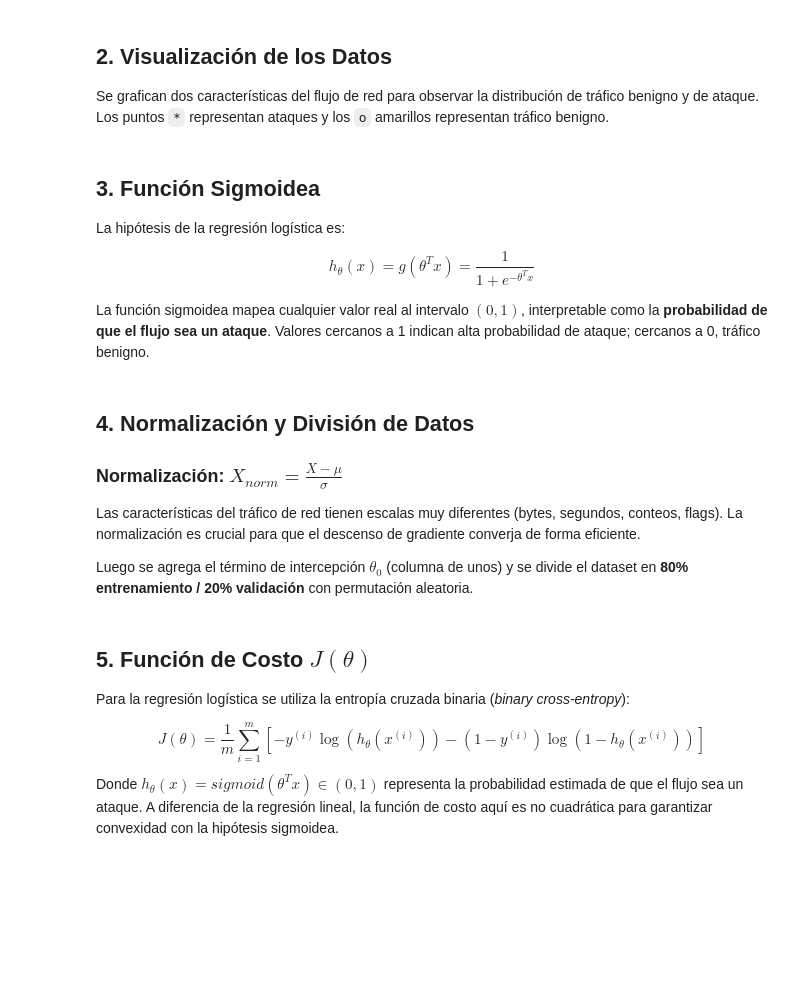
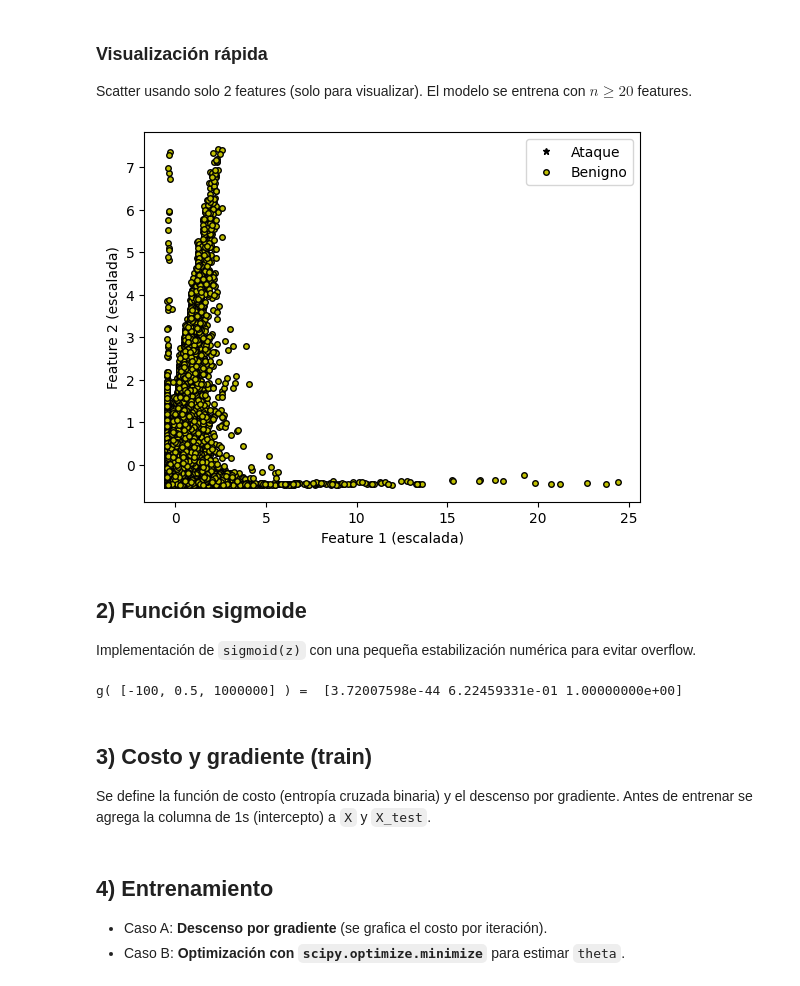
Before and after one commit to AAsoto10/Inteligencia-Artificial-, a Jupyter notebook: LABORATORIO/Laboratorio3/regresion_logistica_binaria.ipynb, the cells around one changed output. Saved outputs shown, nothing was run; the diff lists cells and outputs as text; code cells hidden in the pictures; blank space fills up the shorter version.

```diff
--- a/LABORATORIO/Laboratorio3/regresion_logistica_binaria.ipynb
+++ b/LABORATORIO/Laboratorio3/regresion_logistica_binaria.ipynb
@@ -65,7 +190,6 @@ print(df['label'].value_counts())
 # %% [markdown]
-## 2. Visualización de los Datos
+### Visualización rápida
 
-Se grafican dos características del flujo de red para observar la distribución de tráfico benigno y de ataque.
-Los puntos `*` representan ataques y los `o` amarillos representan tráfico benigno.
+Scatter usando solo 2 features (solo para visualizar). El modelo se entrena con $n\ge 20$ features.
 # %%
 def plotData(X, y):
@@ -84,20 +207,20 @@ def plotData(X, y):
     pyplot.plot(X[pos, 0], X[pos, 1], 'k*', lw=2, ms=5)
     pyplot.plot(X[neg, 0], X[neg, 1], 'ko', mfc='y', ms=4, mec='k', mew=1)
 # %%
-# Visualizar la relación entre Rate y Srate para las dos clases
-plotData(X[:, [4, 5]], y)
-pyplot.xlabel('Rate')
-pyplot.ylabel('Srate')
+# Visualización (solo 2 features para el scatter)
+# Nota: el modelo se entrena con n>=20 (arriba), esto es solo para ver la nube.
+X_vis = X[:, :2]
+plotData(X_vis, y)
+pyplot.xlabel('Feature 1 (escalada)')
+pyplot.ylabel('Feature 2 (escalada)')
 pyplot.legend(['Ataque', 'Benigno'])
+pass
+# %% [output]
+[figure, added]
 # %% [markdown]
-## 3. Función Sigmoidea
+## 2) Función sigmoide
 
-La hipótesis de la regresión logística es:
-
-$$h_\theta(x) = g(\theta^T x) = \frac{1}{1+e^{-\theta^T x}}$$
-
-La función sigmoidea mapea cualquier valor real al intervalo $(0, 1)$, interpretable como la **probabilidad de que el flujo sea un ataque**.
-Valores cercanos a 1 indican alta probabilidad de ataque; cercanos a 0, tráfico benigno.
+Implementación de `sigmoid(z)` con una pequeña estabilización numérica para evitar overflow.
 # %%
 def sigmoid(z):
     # Calcula la sigmoide de una entrada z
@@ -110,16 +236,16 @@ def sigmoid(z):
 
     return g
 # %%
-# Prueba la implementación de la función sigmoid
-z = [-100, 0, 0.5, 100]
+# Prueba la implementacion de la funcion sigmoid
+z = [-100, 0.5, 1000000]
 g = sigmoid(z)
+
 print('g(', z, ') = ', g)
+# %% [output]
+g( [-100, 0.5, 1000000] ) =  [3.72007598e-44 6.22459331e-01 1.00000000e+00]
 # %% [markdown]
-## 4. Normalización y División de Datos
+## 3) Costo y gradiente (train)
 
-### Normalización: $X_{norm} = \frac{X - \mu}{\sigma}$
-
-Las características del tráfico de red tienen escalas muy diferentes (bytes, segundos, conteos, flags). La normalización es crucial para que el descenso de gradiente converja de forma eficiente.
-
-Luego se agrega el término de intercepción $\theta_0$ (columna de unos) y se divide el dataset en **80% entrenamiento / 20% validación** con permutación aleatoria.
+Se define la función de costo (entropía cruzada binaria) y el descenso por gradiente.
+Antes de entrenar se agrega la columna de 1s (intercepto) a `X` y `X_test`.
 # %%
@@ -161,12 +258,8 @@ print(f'Ejemplos de validación:    {X_val.shape[0]}')
 # %% [markdown]
-## 5. Función de Costo $J(\theta)$
+## 4) Entrenamiento
 
-Para la regresión logística se utiliza la entropía cruzada binaria (*binary cross-entropy*):
-
-$$J(\theta) = \frac{1}{m} \sum_{i=1}^{m} \left[ -y^{(i)} \log\left(h_\theta\left( x^{(i)} \right) \right) - \left( 1 - y^{(i)}\right) \log \left( 1 - h_\theta\left( x^{(i)} \right) \right) \right]$$
-
-Donde $h_\theta(x) = sigmoid(\theta^T x) \in (0, 1)$ representa la probabilidad estimada de que el flujo sea un ataque.
-A diferencia de la regresión lineal, la función de costo aquí es no cuadrática para garantizar convexidad con la hipótesis sigmoidea.
+- Caso A: **Descenso por gradiente** (se grafica el costo por iteración).
+- Caso B: **Optimización con `scipy.optimize.minimize`** para estimar `theta`.
 # %%
 def calcularCosto(theta, X, y):
     # Inicializar algunos valores utiles
```
Also changed, not shown: parts of 18 cells of this notebook, 3 other files.
